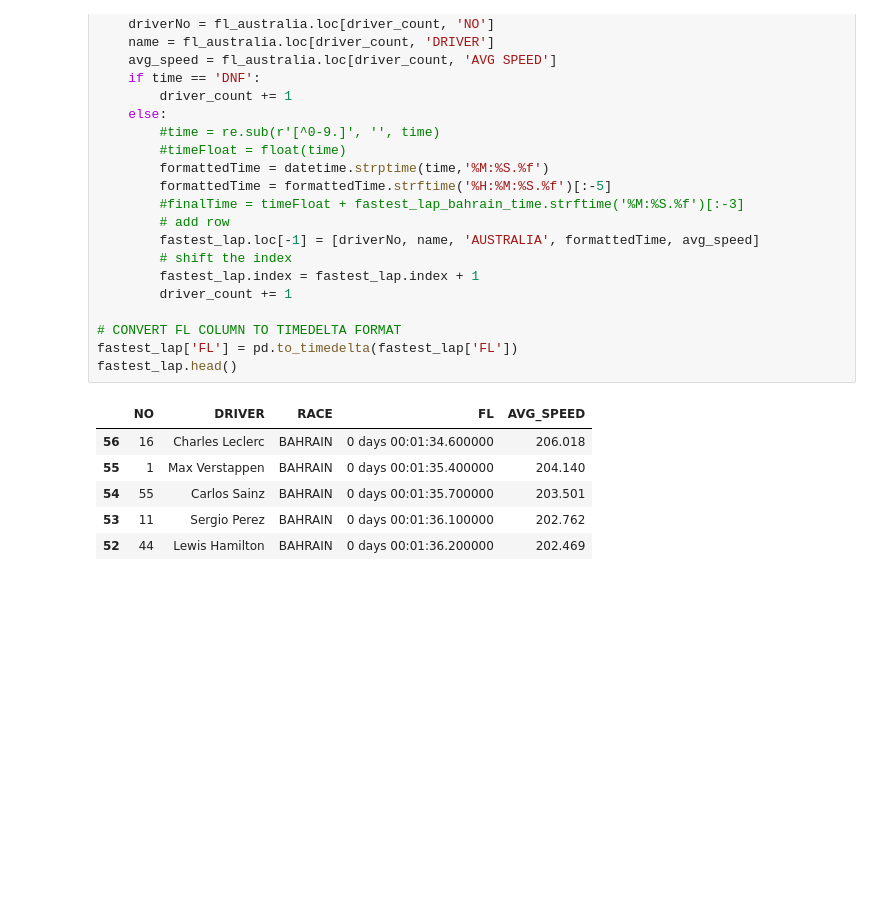
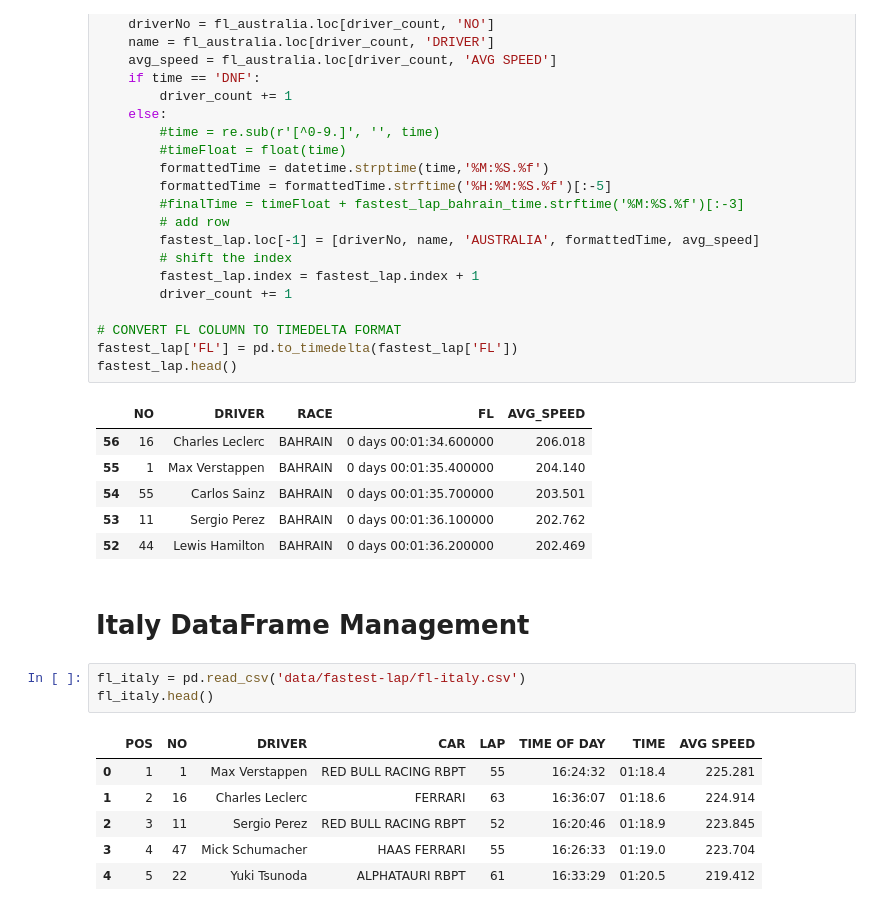
Before and after one commit to JB-26/f1-2022-analysis, a Jupyter notebook: fastest-laps.ipynb, the cells around one changed output. Cells and saved outputs as stored; diff of their text form; blank space fills up the shorter version.

Commit message:
Italy results and dataframes created

```diff
--- a/fastest-laps.ipynb
+++ b/fastest-laps.ipynb
@@ -347,3 +338,15 @@ fastest_lap.head()
 | 54 | 55 | Carlos Sainz | BAHRAIN | 0 days 00:01:35.700000 | 203.501 |
 | 53 | 11 | Sergio Perez | BAHRAIN | 0 days 00:01:36.100000 | 202.762 |
 | 52 | 44 | Lewis Hamilton | BAHRAIN | 0 days 00:01:36.200000 | 202.469 |
+# %% [markdown]
+# Italy DataFrame Management
+# %%
+fl_italy = pd.read_csv('data/fastest-lap/fl-italy.csv')
+fl_italy.head()
+# %% [output]
+|  | POS | NO | DRIVER | CAR | LAP | TIME OF DAY | TIME | AVG SPEED |
+| 0 | 1 | 1 | Max Verstappen | RED BULL RACING RBPT | 55 | 16:24:32 | 01:18.4 | 225.281 |
+| 1 | 2 | 16 | Charles Leclerc | FERRARI | 63 | 16:36:07 | 01:18.6 | 224.914 |
+| 2 | 3 | 11 | Sergio Perez | RED BULL RACING RBPT | 52 | 16:20:46 | 01:18.9 | 223.845 |
+| 3 | 4 | 47 | Mick Schumacher | HAAS FERRARI | 55 | 16:26:33 | 01:19.0 | 223.704 |
+| 4 | 5 | 22 | Yuki Tsunoda | ALPHATAURI RBPT | 61 | 16:33:29 | 01:20.5 | 219.412 |
```
Also changed, not shown: parts of 5 cells of this notebook, 3 other files.
